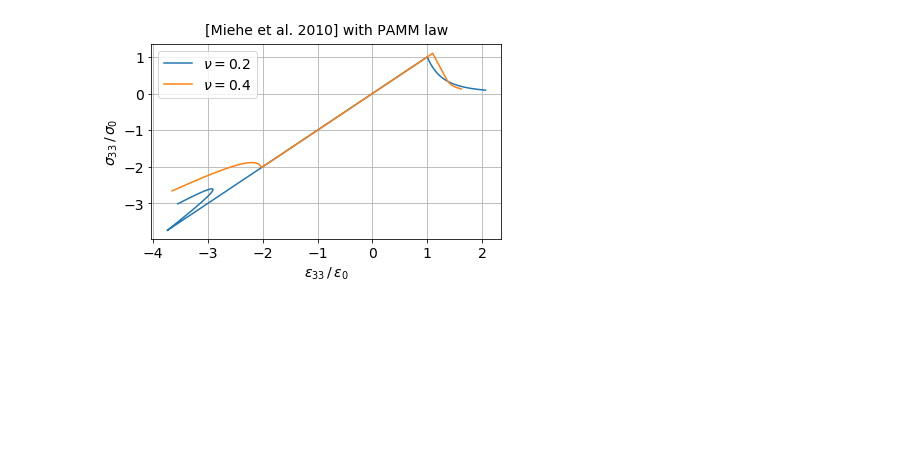
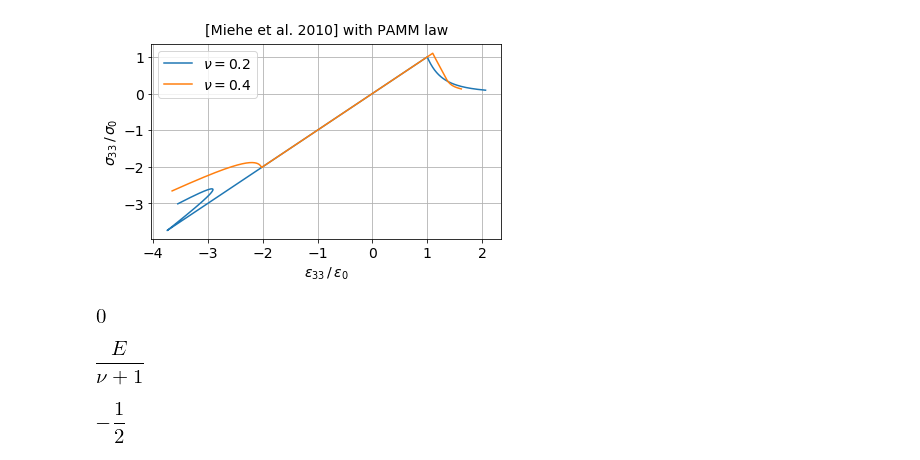
Before and after one commit to Radhi93/uniaxial-gradient-damage, a Jupyter notebook: Uniaxial Gradient Damage.ipynb, the cells around one changed output. Drawn from its saved outputs; the diff is of its cells as text; code cells hidden in the pictures; blank space fills up the shorter version.

```diff
--- a/Uniaxial Gradient Damage.ipynb
+++ b/Uniaxial Gradient Damage.ipynb
@@ -540,3 +573,20 @@ plt.grid()
 plt.tight_layout()
 # %% [output]
 [figure]
+# %%
+# Peculiar asymptotic behaviors when alpha approches one
+
+dsig33_deps33 = diff(mieheT._sig33, mieheT.alpha)/diff(mieheT._eps33, mieheT.alpha)
+dsig33_deps33.subs(mieheT.alpha, 1)
+# %% [output]
+[figure, added]
+# %%
+dsig33_deps33 = diff(mieheC._sig33, mieheC.alpha)/diff(mieheC._eps33, mieheC.alpha)
+limit(dsig33_deps33, mieheC.alpha, 1)  # E/(1+nu) = 2*mu
+# %% [output]
+[figure, added]
+# %%
+deps11_deps33 = diff(mieheC._eps11, mieheC.alpha)/diff(mieheC._eps33, mieheC.alpha)
+limit(deps11_deps33, mieheC.alpha, 1)
+# %% [output]
+[figure, added]
```
Also changed, not shown: parts of 5 cells of this notebook.
